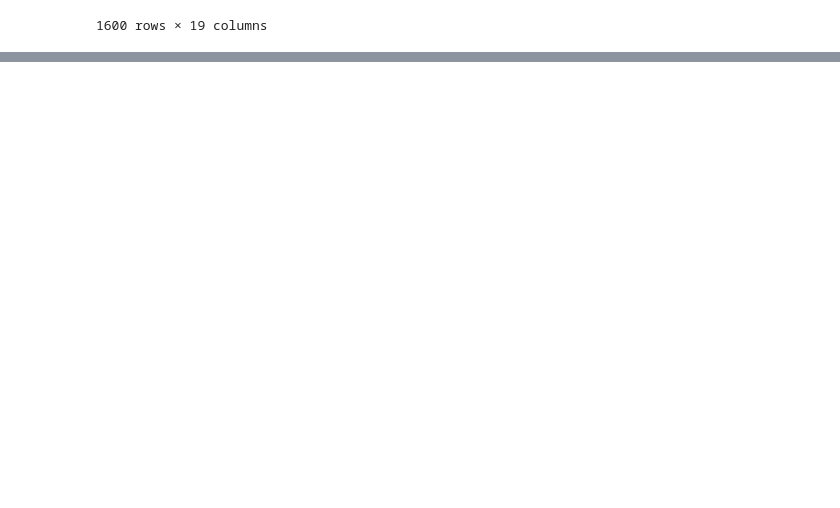
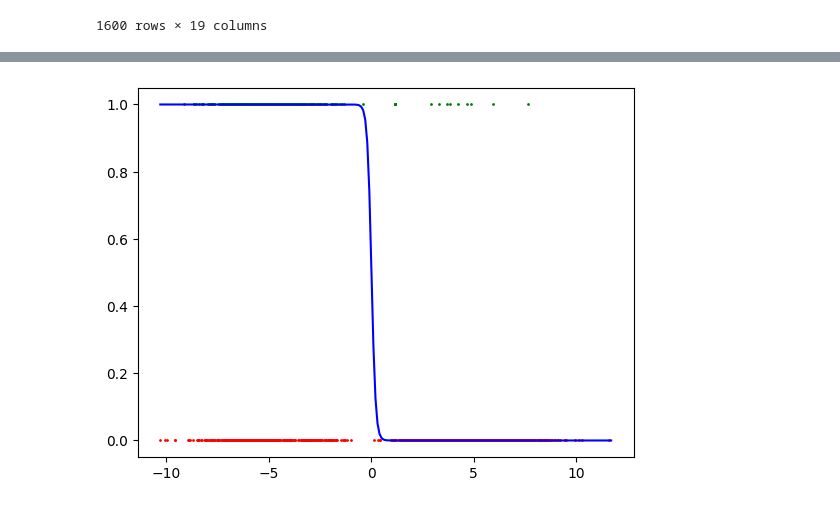
Before and after one commit to farinaleo/ft_dslr, a Jupyter notebook: notebooks/logistic_regression.ipynb, the cells around one changed output, grey strips where cells are left out. Cells and saved outputs as stored; diff of their text form; code cells hidden in the pictures; blank space fills up the shorter version.

```diff
--- a/notebooks/logistic_regression.ipynb
+++ b/notebooks/logistic_regression.ipynb
@@ -76,0 +82,4 @@ plot(df, 'Herbology', house='0', beta_0=0.1, beta_1=10)
+# %%
+plot(df, 'Herbology', house='0', beta_0=0.1, beta_1=-10)
+# %% [output]
+[figure, added]
```
Also changed, not shown: parts of 7 cells of this notebook, 23 other files.
